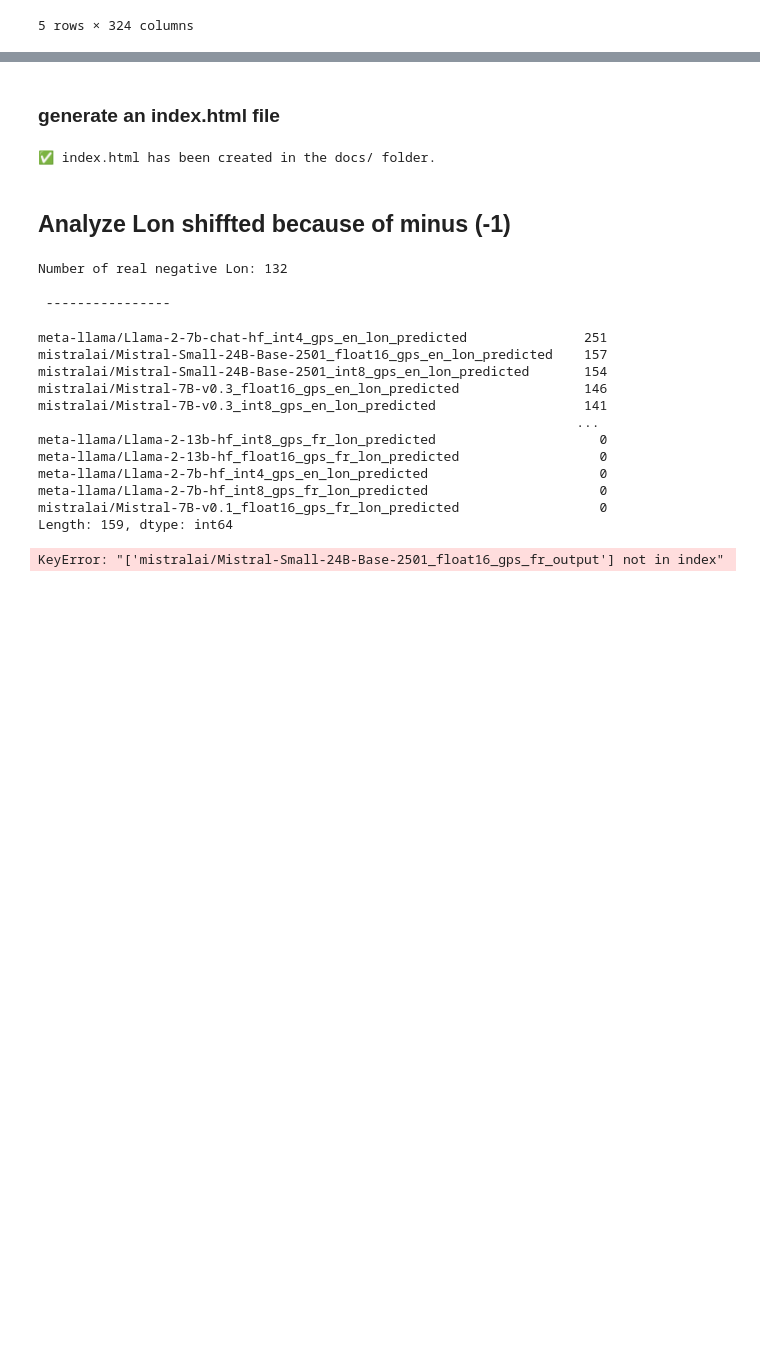
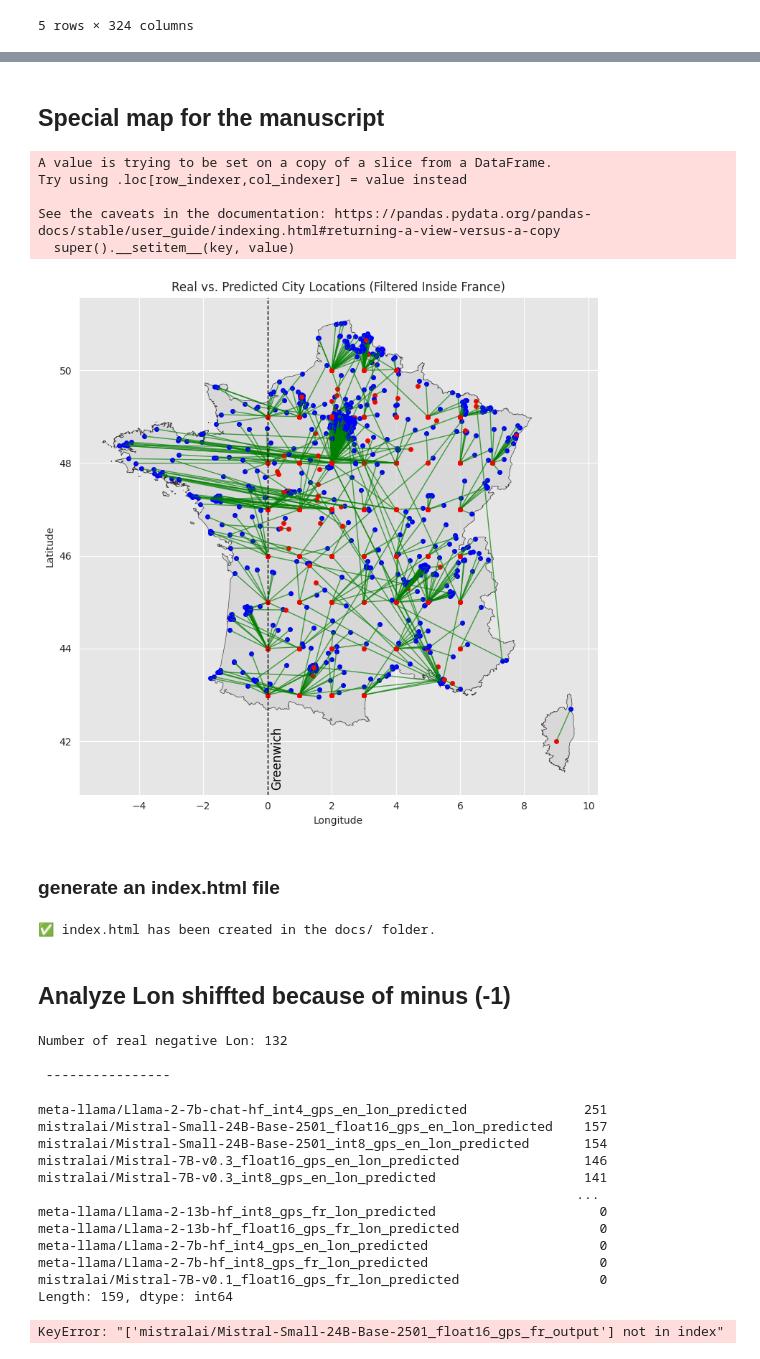
Before and after one commit to AdrienGuille/geo-llm, a Jupyter notebook: src/postprocessing/shifted_maps.ipynb, the cells around one changed output, grey strips where cells are left out. Saved outputs shown, nothing was run; the diff lists cells and outputs as text; code cells hidden in the pictures; blank space fills up the shorter version.

```diff
--- a/src/postprocessing/shifted_maps.ipynb
+++ b/src/postprocessing/shifted_maps.ipynb
@@ -108,6 +108,65 @@ for expe in experiments:
 
     # m
     m.save(f"./../../docs/shifting_maps_{expe.split('/')[-1]}.html")
+# %% [markdown]
+## Special map for the manuscript
+# %%
+expe = "mistralai/Mistral-7B-v0.3_float16_gps_fr"
+df_clean = gdf.dropna(subset=[
+    f"{expe}_lat_predicted",
+    f"{expe}_lon_predicted"
+])
+# on enlève les coordonnées en dehors de la France
+df_clean["geometry_pred"] = df_clean.apply(
+    lambda row: Point(row[f"{expe}_lon_predicted"], row[f"{expe}_lat_predicted"]),
+    axis=1
+)
+gdf_pred = gpd.GeoDataFrame(df_clean, geometry="geometry_pred", crs="EPSG:4326")
+france_polygon = gdf_france.unary_union
+gdf_pred_inside = gdf_pred[gdf_pred.geometry_pred.within(france_polygon)].copy()
+
+
+# fond de carte
+gdf_france = gpd.read_file("https://github.com/gregoiredavid/france-geojson/raw/refs/heads/master/metropole.geojson")
+
+fig, ax = plt.subplots(figsize=(8, 8))
+gdf_france.plot(ax=ax, color="lightgray", edgecolor="black", linewidth=0.5, alpha=0.7)
+
+for _, row in gdf_pred_inside.iterrows():
+    # Real location (blue)
+    ax.plot(row["Longitude"], row["Latitude"], marker='o', color='blue', markersize=4)
+
+    # Predicted location (red)
+    ax.plot(row[f"{expe}_lon_predicted"], row[f"{expe}_lat_predicted"], marker='o', color='red', markersize=4)
+
+    # Line between real and predicted (green)
+    ax.plot(
+        [row["Longitude"], row[f"{expe}_lon_predicted"]],
+        [row["Latitude"], row[f"{expe}_lat_predicted"]],
+        color='green', linewidth=1, alpha=0.7
+    )
+
+# Step 4: Add Greenwich meridian (longitude = 0)
+ax.axvline(x=0, color='black', linestyle='--', linewidth=1)
+ax.text(0.1, ax.get_ylim()[0] + 0.1, "Greenwich", rotation=90,
+        verticalalignment='bottom', color='black', fontsize=12)
+
+# Final formatting
+ax.set_xlabel("Longitude")
+ax.set_ylabel("Latitude")
+ax.set_title("Real vs. Predicted City Locations (Filtered Inside France)")
+# ax.set_aspect('equal', adjustable='datalim')
+ax.set_aspect(1.7)
+plt.grid(True)
+plt.tight_layout()
+plt.show()
+# %% [output]
+A value is trying to be set on a copy of a slice from a DataFrame.
+Try using .loc[row_indexer,col_indexer] = value instead
+
+See the caveats in the documentation: https://pandas.pydata.org/pandas-docs/stable/user_guide/indexing.html#returning-a-view-versus-a-copy
+  super().__setitem__(key, value)
+[figure, added]
 # %% [markdown]
 ### generate an index.html file
 # %%
```
Also changed, not shown: parts of 1 cell of this notebook, 2 other files.
